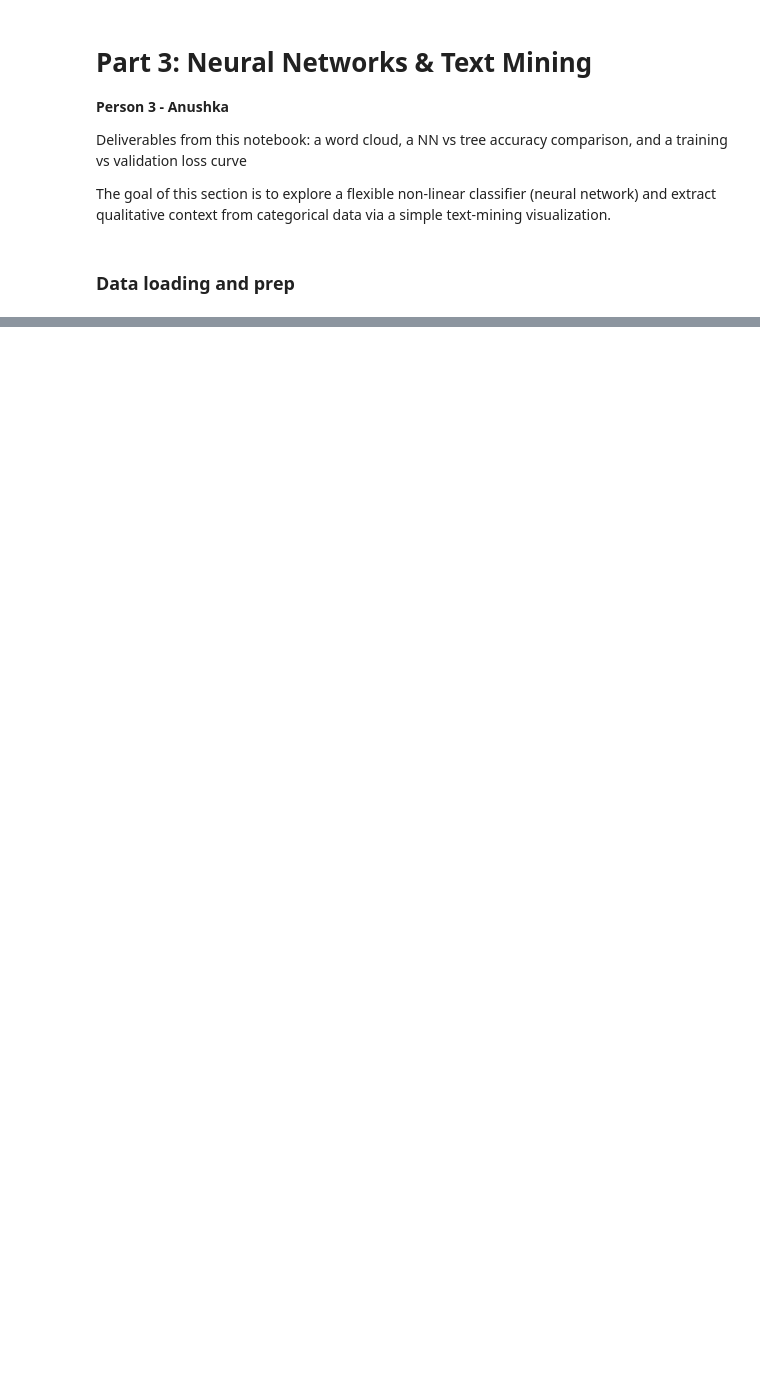
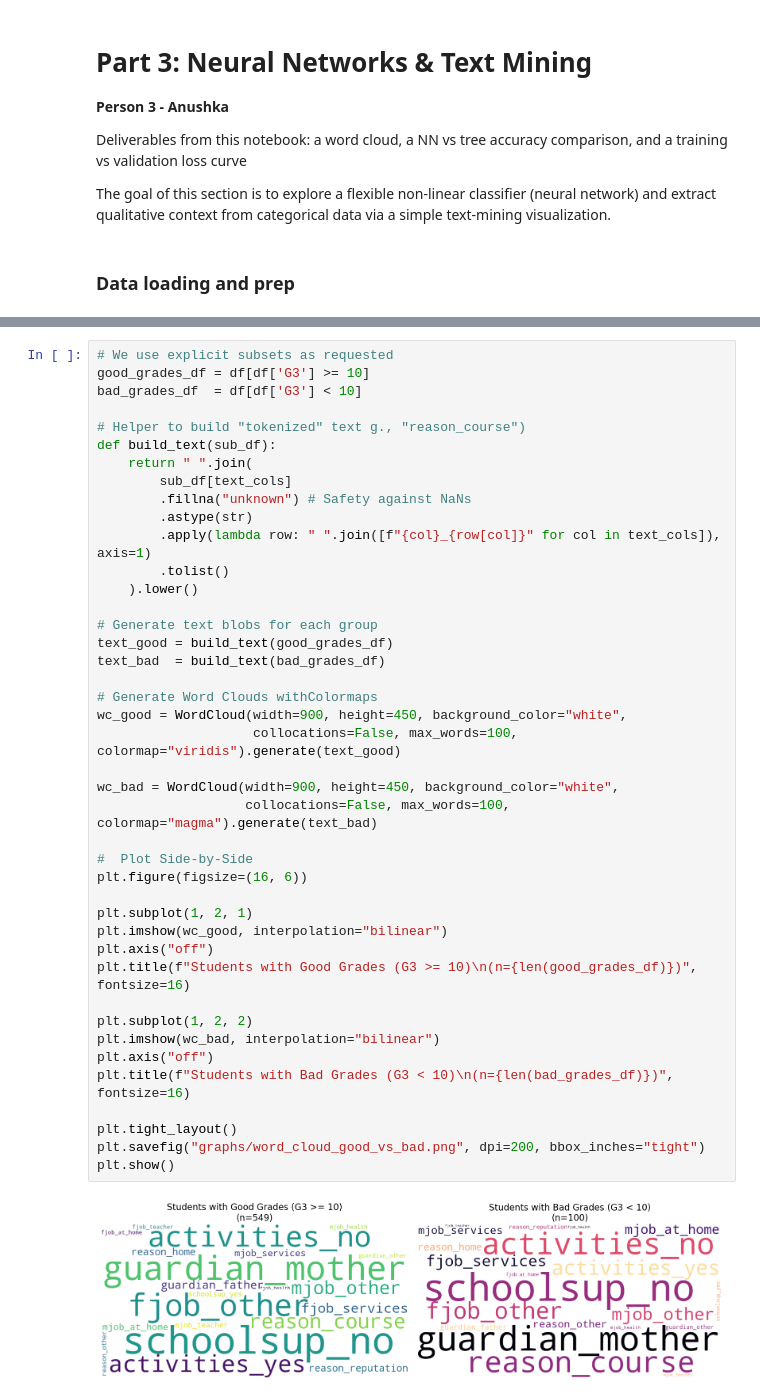
Before and after one commit to sherelleli/qtm347_finalproject, a Jupyter notebook: 3_neural_networks_text_mining.ipynb, the cells around one changed output, grey strips where cells are left out. Drawn from its saved outputs; the diff is of its cells as text; blank space fills up the shorter version.

```diff
--- a/3_neural_networks_text_mining.ipynb
+++ b/3_neural_networks_text_mining.ipynb
@@ -101,3 +107,47 @@ plt.show()
+# %%
+# We use explicit subsets as requested
+good_grades_df = df[df['G3'] >= 10]
+bad_grades_df  = df[df['G3'] < 10]
+
+# Helper to build "tokenized" text g., "reason_course")
+def build_text(sub_df):
+    return " ".join(
+        sub_df[text_cols]
+        .fillna("unknown") # Safety against NaNs
+        .astype(str)
+        .apply(lambda row: " ".join([f"{col}_{row[col]}" for col in text_cols]), axis=1)
+        .tolist()
+    ).lower()
+
+# Generate text blobs for each group
+text_good = build_text(good_grades_df)
+text_bad  = build_text(bad_grades_df)
+
+# Generate Word Clouds withColormaps
+wc_good = WordCloud(width=900, height=450, background_color="white",
+                    collocations=False, max_words=100, colormap="viridis").generate(text_good)
+
+wc_bad = WordCloud(width=900, height=450, background_color="white",
+                   collocations=False, max_words=100, colormap="magma").generate(text_bad)
+
+#  Plot Side-by-Side
+plt.figure(figsize=(16, 6))
+
+plt.subplot(1, 2, 1)
+plt.imshow(wc_good, interpolation="bilinear")
+plt.axis("off")
+plt.title(f"Students with Good Grades (G3 >= 10)\n(n={len(good_grades_df)})", fontsize=16)
+
+plt.subplot(1, 2, 2)
+plt.imshow(wc_bad, interpolation="bilinear")
+plt.axis("off")
+plt.title(f"Students with Bad Grades (G3 < 10)\n(n={len(bad_grades_df)})", fontsize=16)
+
+plt.tight_layout()
+plt.savefig("graphs/word_cloud_good_vs_bad.png", dpi=200, bbox_inches="tight")
+plt.show()
+# %% [output]
+[figure, added]
 # %% [markdown]
 ## Part 2: Neural Network vs. Decision Tree (Classification)
 
```
Also changed, not shown: parts of 13 cells of this notebook, 6 other files.
